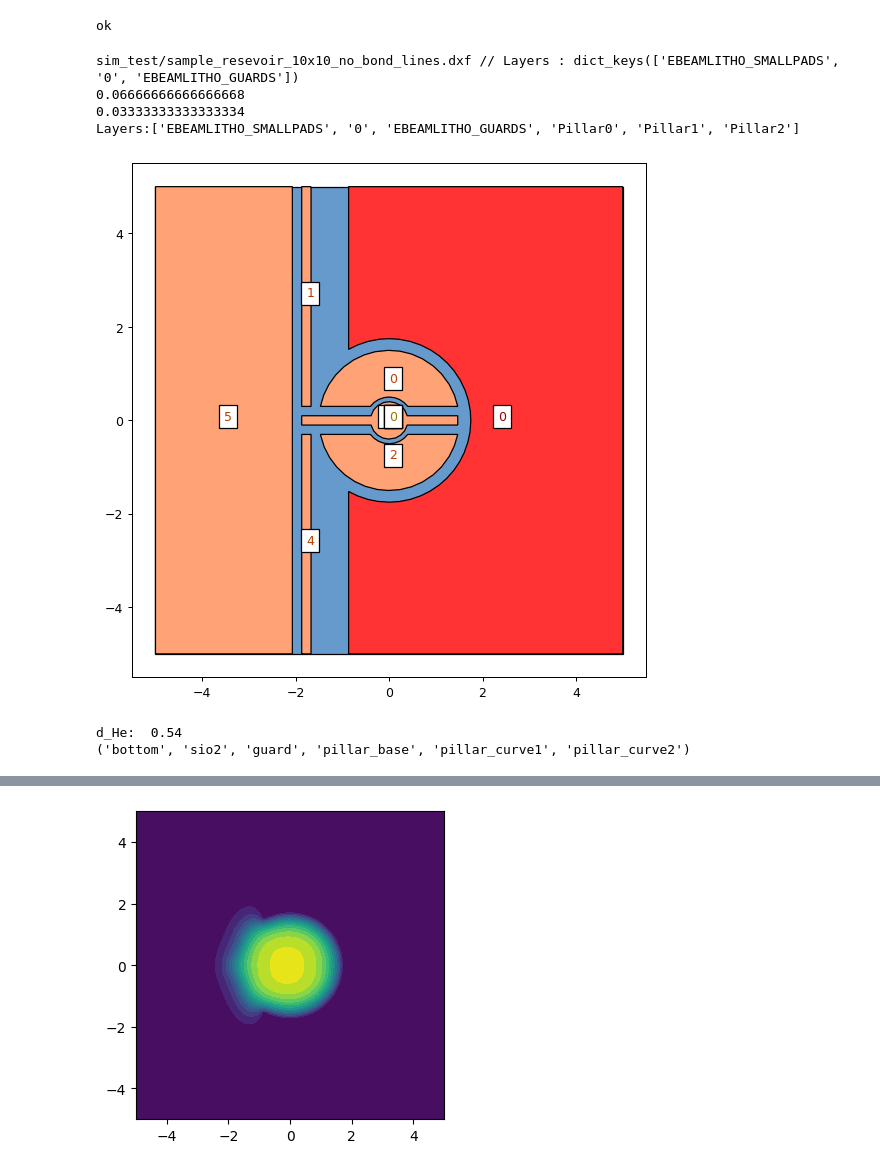
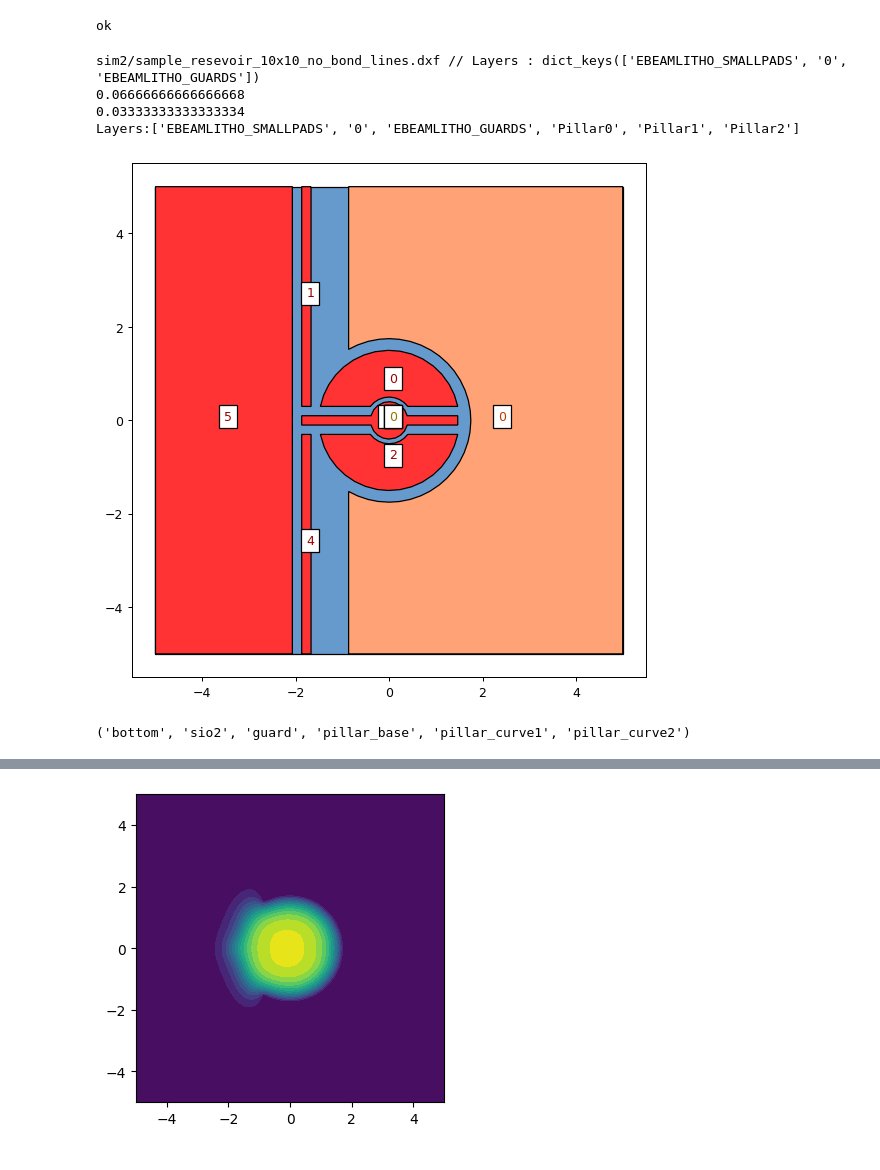
Before and after one commit to erikawa-e/quantum_electron_FEBQI, a Jupyter notebook: thomas_simulations/resevoir_sample.ipynb, the cells around one changed output, grey strips where cells are left out. Saved outputs shown, nothing was run; the diff lists cells and outputs as text; code cells hidden in the pictures.

```diff
--- a/thomas_simulations/resevoir_sample.ipynb
+++ b/thomas_simulations/resevoir_sample.ipynb
@@ -25,37 +25,37 @@ ok
 # %%
 from zeroheliumkit.src.importing import Reader_DXF
 # %%
-dirname = 'sim_test/'
+dirname = 'sim2/'
 test = GeomCollection(Reader_DXF(dirname+"sample_resevoir_10x10_no_bond_lines.dxf").geometries)       # a new way to import files
 cm = test.EBEAMLITHO_SMALLPADS.centroid
 # test.moveby((-cm.x, -cm.y))
 pillar = Circle(0.1, num_edges=10)
 test.add_layer("Pillar0", pillar)
 
 
 plot_config = {"anchors": CYAN,
                "0": BLUE,
-               "EBEAMLITHO_GUARDS": RED,
-               "EBEAMLITHO_SMALLPADS": ORANGE,
+               "EBEAMLITHO_GUARDS": ORANGE,
+               "EBEAMLITHO_SMALLPADS": RED,
                "Pillar0": GREEN}
 
 N = 3 #N >= 1, with N=1 mean the pillar is composed of 1 cylinder
 for i in range(N-1):
     #add circles
     # diameter 100 nm
     test.add_layer("Pillar%i"%(i+1), Circle(0.1-(i+1)*0.1/N, num_edges=10))
     print(0.1-(i+1)*0.1/N)
     plot_config["Pillar%i"%(i+1)] = YELLOW
 test.EBEAMLITHO_GUARDS = simplify(test.EBEAMLITHO_GUARDS, 0.01)         # this helps to reduce the number of points in a circular regions, otherwise #D geometry build and mesh generation is very slow
 test.EBEAMLITHO_SMALLPADS = simplify(test.EBEAMLITHO_SMALLPADS, 0.01)   # same here
 plot = test.quickplot(plot_config, show_idx=True)
 print('Layers:' + str(test.layers))
 # %% [output]
-sim_test/sample_resevoir_10x10_no_bond_lines.dxf // Layers : dict_keys(['EBEAMLITHO_SMALLPADS', '0', 'EBEAMLITHO_GUARDS'])
+sim2/sample_resevoir_10x10_no_bond_lines.dxf // Layers : dict_keys(['EBEAMLITHO_SMALLPADS', '0', 'EBEAMLITHO_GUARDS'])
 0.06666666666666668
 0.03333333333333334
 Layers:['EBEAMLITHO_SMALLPADS', '0', 'EBEAMLITHO_GUARDS', 'Pillar0', 'Pillar1', 'Pillar2']
-[figure, old version]
+[figure, new version]
 # %%
 d_bottom = 0.05
 d_box = 5
@@ -69,7 +69,6 @@ else:
 
 
 d_He = d_sio2+d_guard+0.04
-print("d_He: ", d_He)
 
 """
 extrude_config:
@@ -78,7 +77,7 @@ item - gmshLayer_info dict:
        (geometry layer, z0, thickness, Physical Vol Name, CUT gmsh layer=None, forConstruction=False)
 """
 extrude_config = {
-    'wafer': gmshLayer_info('0', -d_box/2, d_box/2, 'DIELECTRIC'), # silicon bottom
+    'wafer': gmshLayer_info('0', -d_box/2, d_box/2, 'DIELECTRIC'), # silicon bottom, why don't you create the wafer between -d_box/2 and 0 ?
     'bottom': gmshLayer_info('EBEAMLITHO_SMALLPADS', 0, d_bottom, 'METAL'),
     'sio2':  gmshLayer_info('EBEAMLITHO_GUARDS', 0, d_sio2, 'DIELECTRIC', ('bottom',)),  # thickness of the insulating layer, creates a vacuum in position of the electrodes   # this is where the main problem was
     'guard': gmshLayer_info('EBEAMLITHO_GUARDS', d_sio2,  d_guard, 'METAL'), #thickness of the guard
@@ -115,23 +114,18 @@ print(cut_tuple)
 extrude_config['helium'] = gmshLayer_info('0', 0, d_He, 'HELIUM', cut_tuple)
 extrude_config['vacuum'] = gmshLayer_info('0', d_He, (d_box/2-d_sio2 + d_guard), 'VACUUM', cut_tuple)
 
-mediumregion_box = [-3, 3, -3, 3, -1, 1]  # in um x_min, x_max, y_min, y_max, z_min, z_max
-# CHANGE : fineregion_box = [-0.5, 0.5, -0.5, 0.5, 0, 0.5]
-fineregion_box = [-1.5, 1.5, -1.5, 1.5, 0.6, 0.65] # the electron is at z=0.62
-scale_medium = 1
-scale_fine = 0.1
-# mesh_params = (scale * 10, scale, scale*0.2, fineregion_box, mediumregion_box)
-mesh_params_medium = (scale_medium * 10, scale_medium*0.2, scale_medium, mediumregion_box)
-mesh_params_fine = (scale_fine * 10, scale_fine*0.2, scale_fine, fineregion_box)
+mediumregion_box = [-3, 3, -3, 3, -1, 1]
+fineregion_box = [-0.5, 0.5, -0.5, 0.5, 0, 0.5]
+scale = 0.3
+mesh_params = (scale * 10, scale, scale*0.2, fineregion_box, mediumregion_box)
 # for scale=0.2, kernel crashes
 # for scale=0.3, runs in approx 2h
 # for scale=1, runs in 5 s
-mesh_params = [{"Thickness": mesh_params_medium[0], "VIn": mesh_params_medium[1], "VOut": mesh_params_medium[2], "box": mesh_params_medium[3]}, # mesh params for the fine region
-               {"Thickness": mesh_params_fine[0], "VIn": mesh_params_fine[1], "VOut": mesh_params_fine[2], "box": mesh_params_fine[3]}]
+mesh_params = [{"Thickness": mesh_params[0], "VIn": mesh_params[1], "VOut": mesh_params[2], "box": mesh_params[3]}, # mesh params for the fine region
+               {"Thickness": mesh_params[0], "VIn": mesh_params[1], "VOut": mesh_params[2], "box": mesh_params[4]}]
 # mesh_params = [{"Thickness": 4, "VIn": 0.1, "VOut": 3, "box": [-4, 4, -11, 11, -0.1, 0.2]},
 #                 {"Thickness": 4, "VIn": 0.7, "VOut": 3, "box": [-6, 6, -12, 12, -1, 1]}]
 # %% [output]
-d_He:  0.54
 ('bottom', 'sio2', 'guard', 'pillar_base', 'pillar_curve1', 'pillar_curve2')
 # %%
 # creates the .msh2, .geo_unrolled files
```
Also changed, not shown: parts of 3 cells of this notebook, 1 other file.
